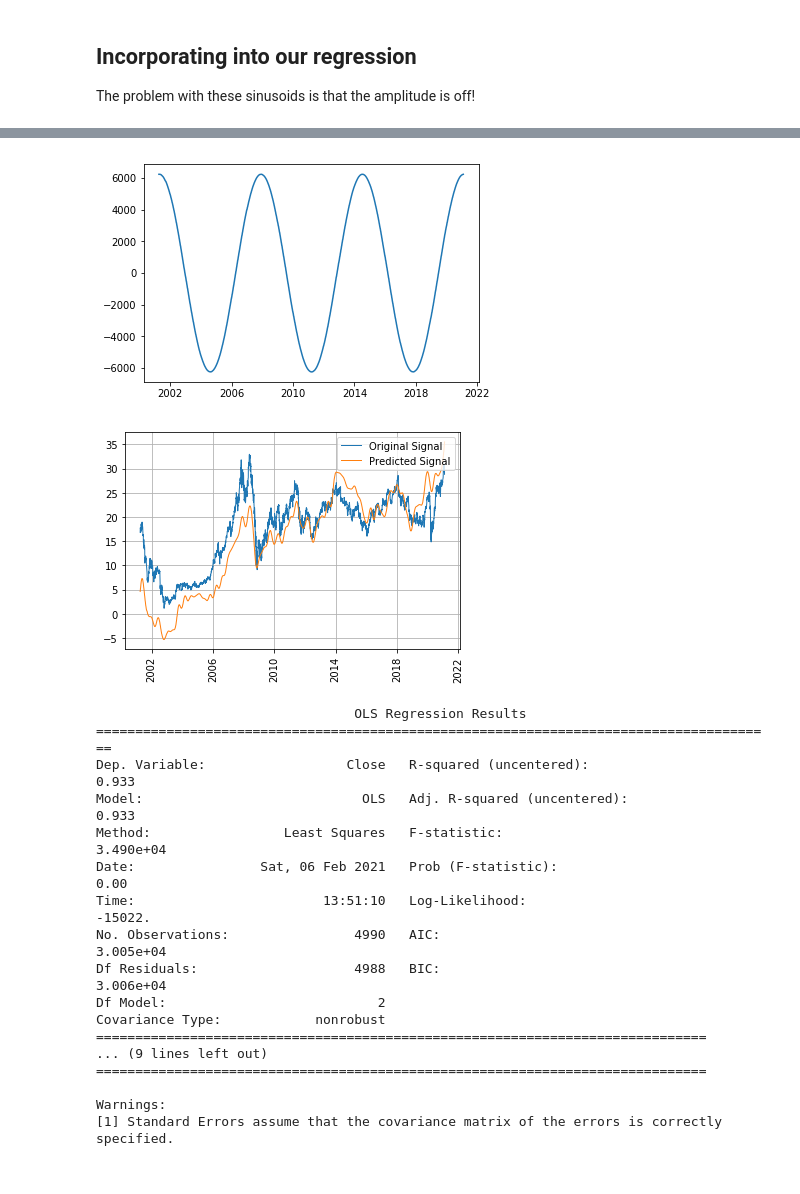
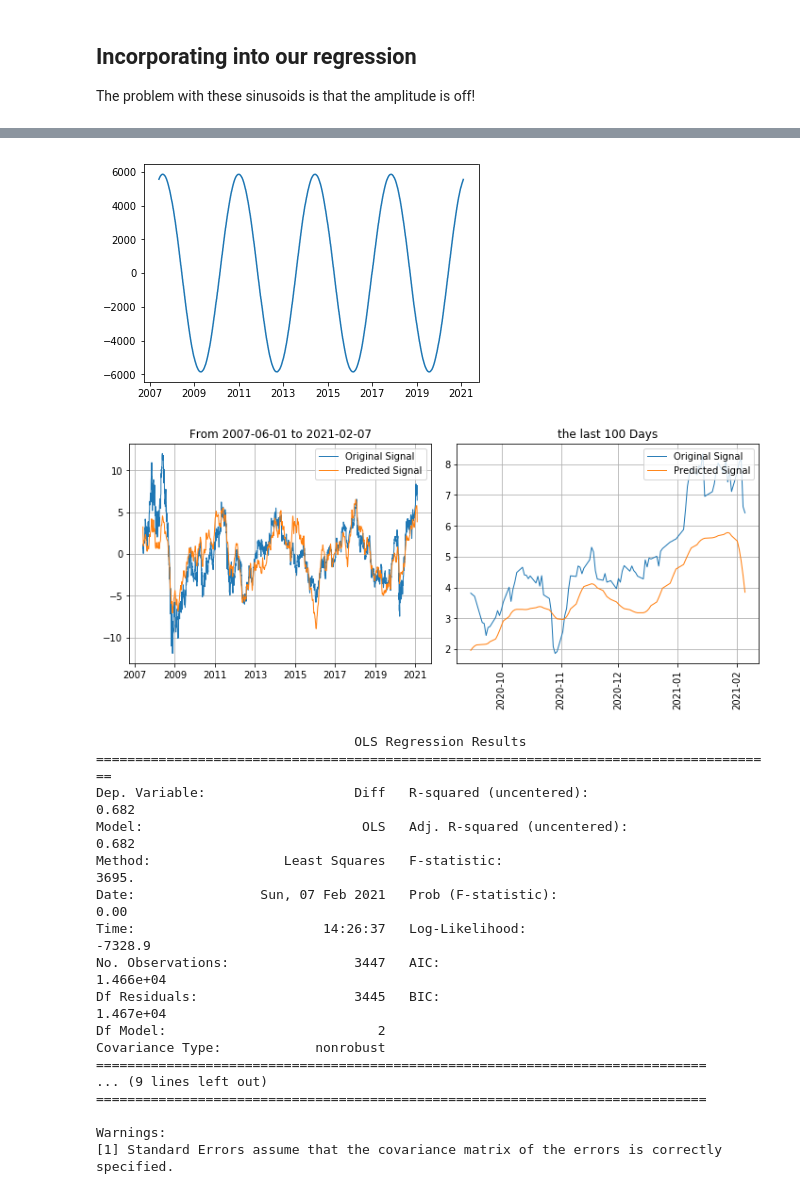
Before and after one commit to simonbuehrer/FFT-test, a Jupyter notebook: 00-fft-stock-market.ipynb, the cells around one changed output, grey strips where cells are left out. Drawn from its saved outputs; the diff is of its cells as text; code cells hidden in the pictures.

```diff
--- a/00-fft-stock-market.ipynb
+++ b/00-fft-stock-market.ipynb
@@ -29,7 +29,7 @@ import math
 # %%
 #get current day and download hist. data
 today = dt.datetime.today().strftime('%Y-%m-%d')
-hist = (dt.datetime.today()-dt.timedelta(10000)).strftime('%Y-%m-%d')
+hist = (dt.datetime.today()-dt.timedelta(5000)).strftime('%Y-%m-%d')
 
 stockname='ABB'
 print(today,hist)
@@ -109,7 +109,7 @@ mask = freq >= 0
 freq = freq[mask]
 power = power[mask]
 
-peaks, _ = find_peaks(power[freq >=0], height=500)
+peaks, _ = find_peaks(power[freq >=0], height=100)
 
 plt.plot(freq,power)
 plt.plot(freq[peaks], power[peaks],'x')
@@ -211,34 +211,50 @@ stockdata_df[['Close', 'row_num', 'FT_All']  + list(fourier_terms.index)].head()
 # %%
-plt.plot(stockdata_df.index, stockdata_df['FT_3'])
+plt.plot(stockdata_df.index, stockdata_df['FT_1'])
 plt.show()
 # %% [output]
-[figure, old version]
+[figure, new version]
 # %%
 X = pd.DataFrame(stockdata_df[['row_num','FT_All']])
-y = pd.DataFrame(stockdata_df['Close'])
+y = pd.DataFrame(stockdata_df['Diff'])
 
 model = sm.OLS(y, X).fit()
 y_predict = model.predict(X)
 
-plt.plot(stockdata_df.index, stockdata_df['Close'], linewidth=1, label='Original Signal')
-plt.plot(stockdata_df.index, y_predict, linewidth=1, label='Predicted Signal')
-plt.legend(loc='upper right')
-plt.grid()
+
+plt.figure(figsize=(10, 4))
+
+ax1 = plt.subplot( 1, 2, 1 )
+ax1.plot(stockdata_df.index, stockdata_df['Diff'], linewidth=1, label='Original Signal')
+ax1.plot(stockdata_df.index, y_predict, linewidth=1, label='Predicted Signal')
+ax1.legend(loc='upper right')
+ax1.grid()
+ax1.set_title("From " + hist + " to " +today)
+
+
+N=100
+ax2 = plt.subplot( 1, 2, 2 )
+ax2.plot(stockdata_df.index[-N:], stockdata_df['Diff'][-N:], linewidth=1, label='Original Signal')
+ax2.plot(stockdata_df.index[-N:], y_predict[-N:], linewidth=1, label='Predicted Signal')
+ax2.legend(loc='upper right')
+ax2.grid()
+ax2.set_title("the last " + str(N) +" Days")
+
+plt.tight_layout()
 plt.xticks(rotation=90)
 plt.show()
 
 print(model.summary())
 # %% [output]
-[figure, old version]
+[figure, new version]
                                  OLS Regression Results
 =======================================================================================
-Dep. Variable:                  Close   R-squared (uncentered):                   0.933
-Model:                            OLS   Adj. R-squared (uncentered):              0.933
-Method:                 Least Squares   F-statistic:                          3.490e+04
-Date:                Sat, 06 Feb 2021   Prob (F-statistic):                        0.00
-Time:                        13:51:10   Log-Likelihood:                         -15022.
-No. Observations:                4990   AIC:                                  3.005e+04
-Df Residuals:                    4988   BIC:                                  3.006e+04
+Dep. Variable:                   Diff   R-squared (uncentered):                   0.682
+Model:                            OLS   Adj. R-squared (uncentered):              0.682
+Method:                 Least Squares   F-statistic:                              3695.
+Date:                Sun, 07 Feb 2021   Prob (F-statistic):                        0.00
+Time:                        14:26:37   Log-Likelihood:                         -7328.9
+No. Observations:                3447   AIC:                                  1.466e+04
+Df Residuals:                    3445   BIC:                                  1.467e+04
 Df Model:                           2
 Covariance Type:            nonrobust
 ==============================================================================
```
Also changed, not shown: parts of 8 cells of this notebook.
